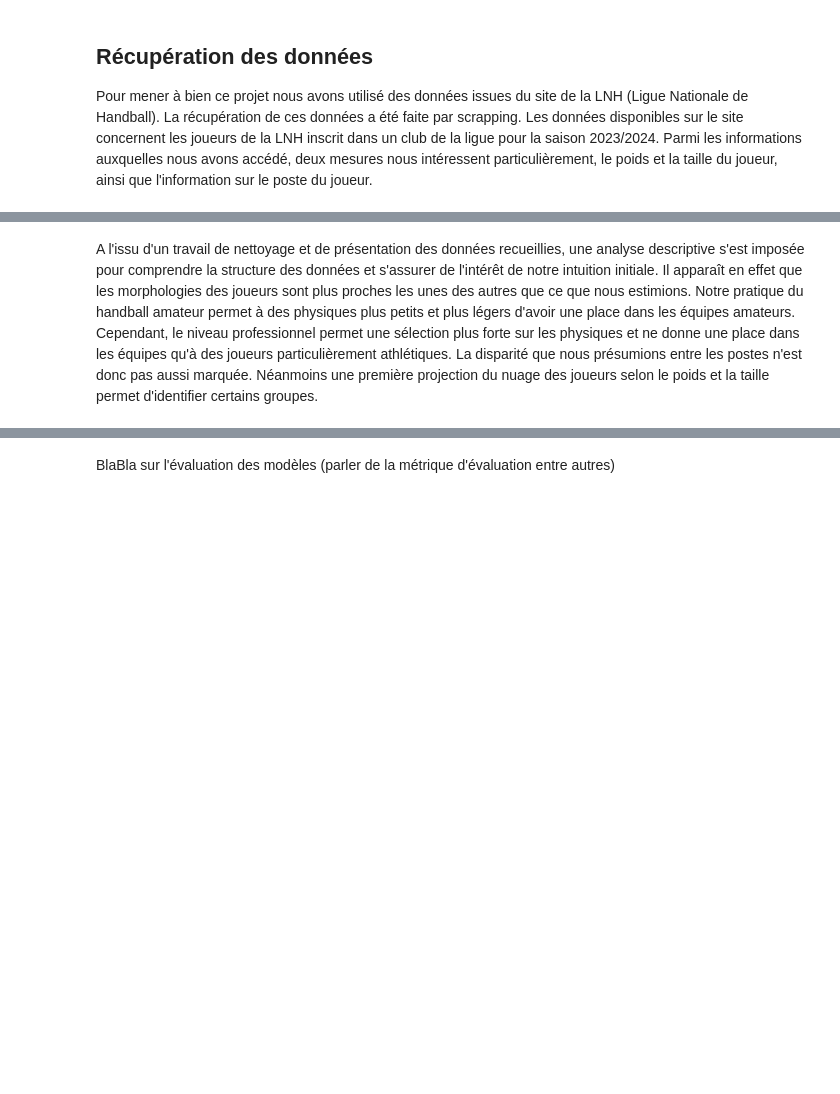
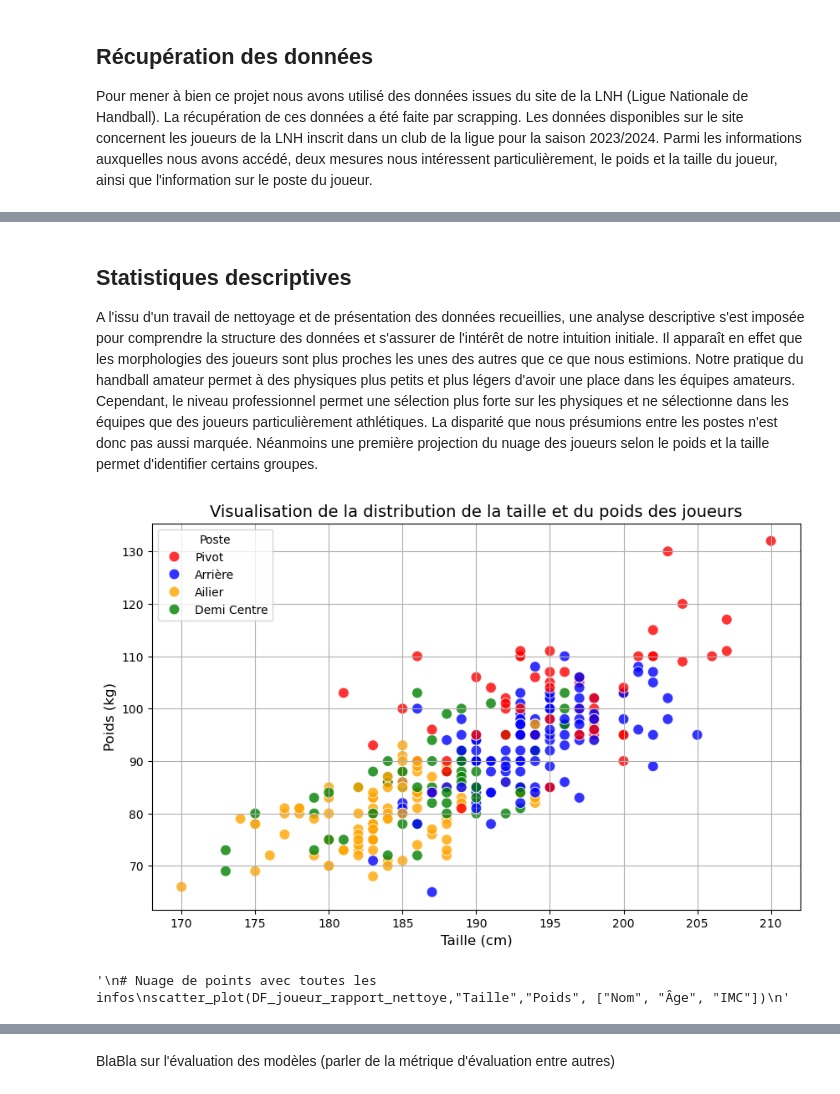
Before and after one commit to LeoDony7/Handball_Position_Predicting, a Jupyter notebook: Rapport.ipynb, the cells around one changed output, grey strips where cells are left out. Drawn from its saved outputs; the diff is of its cells as text; code cells hidden in the pictures; blank space fills up the shorter version.

```diff
--- a/Rapport.ipynb
+++ b/Rapport.ipynb
@@ -96,32 +114,24 @@ DF_joueur_rapport_nettoye.head(10)
 |-----------------------|-----------------------|
 | ![Page d'un joueur](./Images/Screenshot_page_joueur_LNH.png) | ![Page des statistiques de match LNH](./Images/Screenshot_page_match_LNH.png)|
 # %% [markdown]
+## Statistiques descriptives
 A l'issu d'un travail de nettoyage et de présentation des données recueillies, une analyse descriptive s'est imposée pour comprendre la structure des données et s'assurer de l'intérêt de notre intuition initiale.
-Il apparaît en effet que les morphologies des joueurs sont plus proches les unes des autres que ce que nous estimions. Notre pratique du handball amateur permet à des physiques plus petits et plus légers d'avoir une place dans les équipes amateurs. Cependant, le niveau professionnel permet une sélection plus forte sur les physiques et ne donne une place dans les équipes qu'à des joueurs particulièrement athlétiques.
+Il apparaît en effet que les morphologies des joueurs sont plus proches les unes des autres que ce que nous estimions. Notre pratique du handball amateur permet à des physiques plus petits et plus légers d'avoir une place dans les équipes amateurs. Cependant, le niveau professionnel permet une sélection plus forte sur les physiques et ne sélectionne dans les équipes que des joueurs particulièrement athlétiques.
 La disparité que nous présumions entre les postes n'est donc pas aussi marquée. Néanmoins une première projection du nuage des joueurs selon le poids et la taille permet d'identifier certains groupes.
 # %%
 ## Statistiques descriptives des données morphologiques
 
 # à modifier pour ne garder que les graphiques qu'on juge pertinent
 
 from Stat_desc import *
 
-# Boite à moustache du poids selon le poste
-Boxplot_poids(DF_joueur_rapport_nettoye)
-afficher_violinplot(DF_joueur_rapport_nettoye,y='Poids')
-
-# Boite à moustache de la taille selon le poste
-Boxplot_taille(DF_joueur_rapport_nettoye)
-afficher_violinplot(DF_joueur_rapport_nettoye,y='Taille')
-
-
 # Représentation des joueurs sur le plan Taille, Poids
 Visualisation_Taille_Poids(DF_joueur_rapport_nettoye)
-# Avec Regression
-afficher_regression_par_poste(DF_joueur_rapport_nettoye)
 
+"""
 # Nuage de points avec toutes les infos
 scatter_plot(DF_joueur_rapport_nettoye,"Taille","Poids", ["Nom", "Âge", "IMC"])
-
-# Nuage et droite de regression de y sur x
-nuage_droite(DF_joueur_rapport_nettoye, x='Taille',y='Poids')
+"""
+# %% [output]
+[figure, added]
+'\n# Nuage de points avec toutes les infos\nscatter_plot(DF_joueur_rapport_nettoye,"Taille","Poids", ["Nom", "Âge", "IMC"])\n'
```
Also changed, not shown: parts of 18 cells of this notebook, 6 other files.
